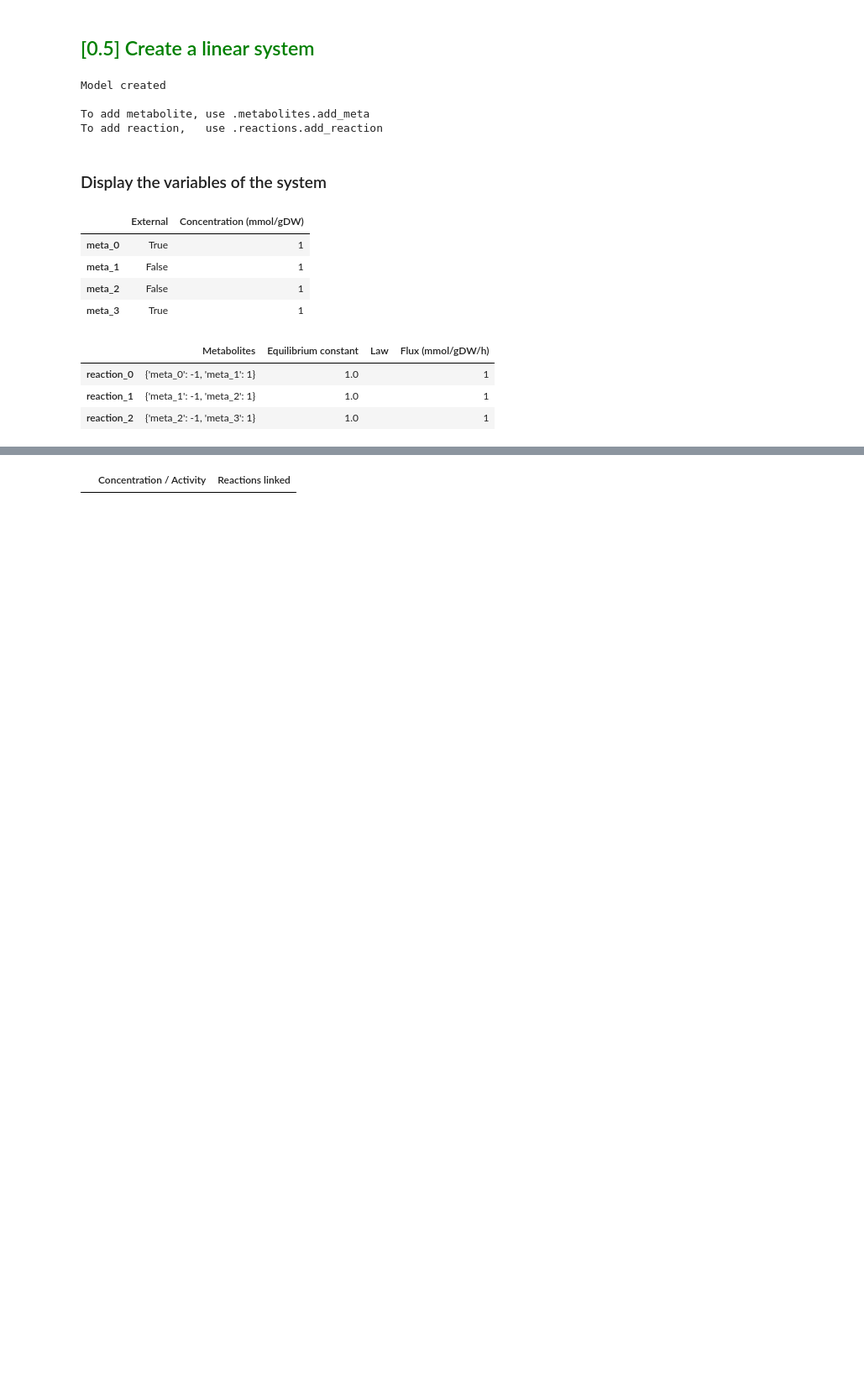
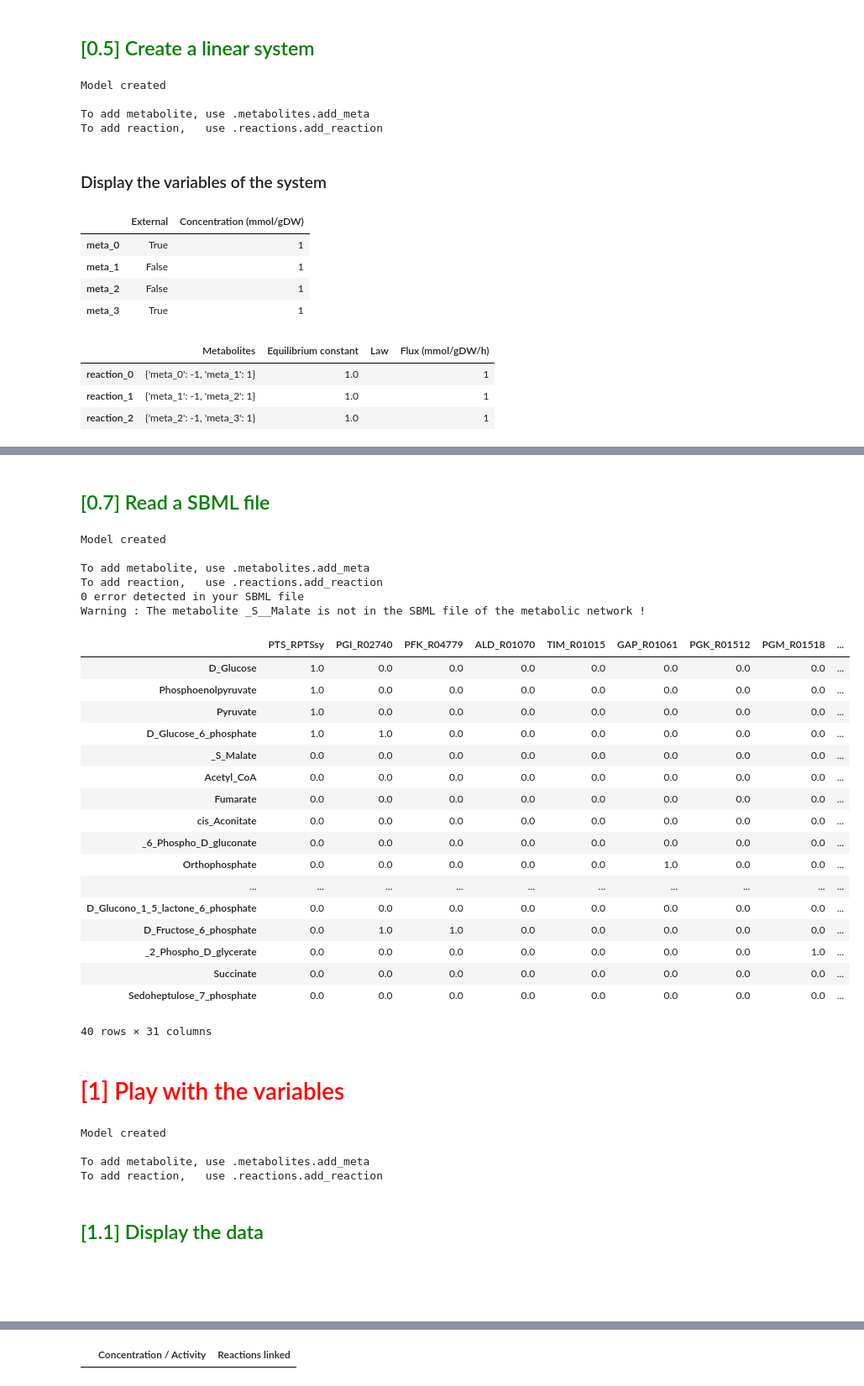
Before and after one commit to tuturax/BadAss, a Jupyter notebook: test_class.ipynb, the cells around one changed output, grey strips where cells are left out. Shown at 84% size. Drawn from its saved outputs; the diff is of its cells as text; code cells hidden in the pictures; blank space fills up the shorter version.

```diff
--- a/test_class.ipynb
+++ b/test_class.ipynb
@@ -136,0 +157,45 @@ momo.reactions.df
+# %% [markdown]
+## <font color='green'> [0.7] Read a SBML file </font>
+# %%
+momo.read_SBML()
+# %% [output]
+Model created
+
+To add metabolite, use .metabolites.add_meta
+To add reaction,   use .reactions.add_reaction
+0 error detected in your SBML file
+Warning : The metabolite _S__Malate is not in the SBML file of the metabolic network !
+# %%
+momo.Stoichio_matrix
+# %% [output]
+|  | PTS_RPTSsy | PGI_R02740 | PFK_R04779 | ALD_R01070 | TIM_R01015 | GAP_R01061 | PGK_R01512 | PGM_R01518 | ... |
+| D_Glucose | 1.0 | 0.0 | 0.0 | 0.0 | 0.0 | 0.0 | 0.0 | 0.0 | ... |
+| Phosphoenolpyruvate | 1.0 | 0.0 | 0.0 | 0.0 | 0.0 | 0.0 | 0.0 | 0.0 | ... |
+| Pyruvate | 1.0 | 0.0 | 0.0 | 0.0 | 0.0 | 0.0 | 0.0 | 0.0 | ... |
+| D_Glucose_6_phosphate | 1.0 | 1.0 | 0.0 | 0.0 | 0.0 | 0.0 | 0.0 | 0.0 | ... |
+| _S_Malate | 0.0 | 0.0 | 0.0 | 0.0 | 0.0 | 0.0 | 0.0 | 0.0 | ... |
+| Acetyl_CoA | 0.0 | 0.0 | 0.0 | 0.0 | 0.0 | 0.0 | 0.0 | 0.0 | ... |
+| Fumarate | 0.0 | 0.0 | 0.0 | 0.0 | 0.0 | 0.0 | 0.0 | 0.0 | ... |
+| cis_Aconitate | 0.0 | 0.0 | 0.0 | 0.0 | 0.0 | 0.0 | 0.0 | 0.0 | ... |
+| _6_Phospho_D_gluconate | 0.0 | 0.0 | 0.0 | 0.0 | 0.0 | 0.0 | 0.0 | 0.0 | ... |
+| Orthophosphate | 0.0 | 0.0 | 0.0 | 0.0 | 0.0 | 1.0 | 0.0 | 0.0 | ... |
+| ... | ... | ... | ... | ... | ... | ... | ... | ... | ... |
+| D_Glucono_1_5_lactone_6_phosphate | 0.0 | 0.0 | 0.0 | 0.0 | 0.0 | 0.0 | 0.0 | 0.0 | ... |
+| D_Fructose_6_phosphate | 0.0 | 1.0 | 1.0 | 0.0 | 0.0 | 0.0 | 0.0 | 0.0 | ... |
+| _2_Phospho_D_glycerate | 0.0 | 0.0 | 0.0 | 0.0 | 0.0 | 0.0 | 0.0 | 1.0 | ... |
+| Succinate | 0.0 | 0.0 | 0.0 | 0.0 | 0.0 | 0.0 | 0.0 | 0.0 | ... |
+| Sedoheptulose_7_phosphate | 0.0 | 0.0 | 0.0 | 0.0 | 0.0 | 0.0 | 0.0 | 0.0 | ... |
+40 rows × 31 columns
+# %% [markdown]
+# <font color='red'> [1] Play with the variables </font>
+# %%
+momo.creat_linear(4)
+# %% [output]
+Model created
+
+To add metabolite, use .metabolites.add_meta
+To add reaction,   use .reactions.add_reaction
+# %% [markdown]
+## <font color='green'> [1.1] Display the data </font>
+# %% [markdown]
+### <font color='white'> [1.1.1] Display the stoichiometric matrix </font>
```
Also changed, not shown: parts of 48 cells of this notebook, 4 other files.
